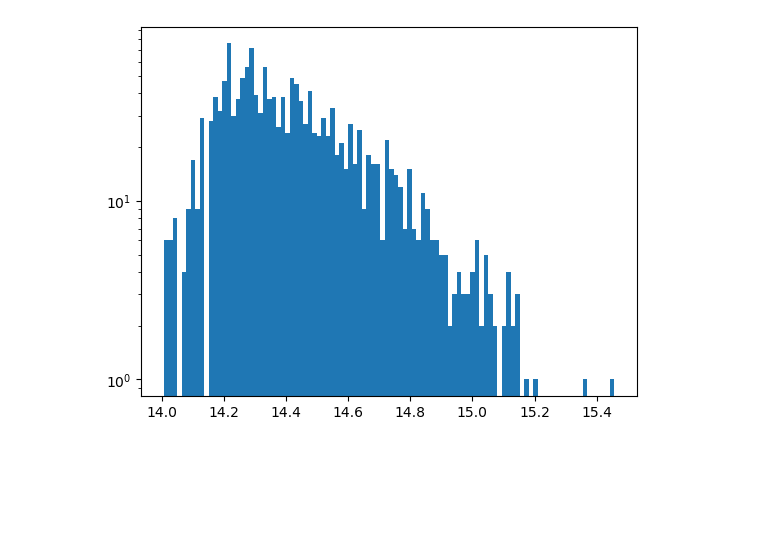
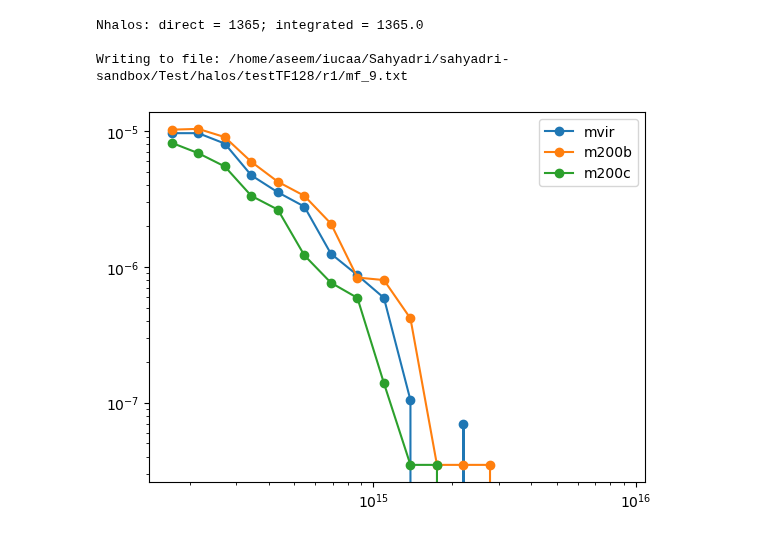
Before and after one commit to a-paranjape/sahyadri-sandbox, a Jupyter notebook: scripts/post-process/SahyadriSandbox.ipynb, the cells around one changed output. Saved outputs shown, nothing was run; the diff lists cells and outputs as text; code cells hidden in the pictures; blank space fills up the shorter version.

Commit message:
added mass function support

```diff
--- a/scripts/post-process/SahyadriSandbox.ipynb
+++ b/scripts/post-process/SahyadriSandbox.ipynb
@@ -95,6 +94,50 @@ plt.show()
-# %%
-plt.yscale('log')
-plt.hist(np.log10(halos['m200b']),bins=100)
-plt.show()
-# %% [output]
-[figure, removed]
+# %%
+tags = ['mvir','m200b','m200c']
+ntags = len(tags)
+mass_string = ''
+for t in tags[:-1]: mass_string += t+','
+mass_string += tags[-1]
+
+lgmmin = np.log10(mmin)
+lgmmax = 16.0
+dlgm = 0.1
+dlnm = dlgm*np.log(10)
+nlgm = int((lgmmax-lgmmin)/dlgm)
+mbins = np.logspace(lgmmin,lgmmax,nlgm+1)
+mcenter = np.sqrt(mbins[1:]*mbins[:-1])
+
+dndlnm = np.zeros((ntags,nlgm),dtype=float)
+Vbox = sr.Lbox**3
+for t in range(ntags):
+    tag = tags[t]
+    dndlnm[t],temp = np.histogram(halos[tag],bins=mbins,density=False)
+    dndlnm[t] = dndlnm[t]/dlnm/Vbox
+    if tag==massdef:
+        sr.print_this("Nhalos: direct = {0:d}; integrated = {1:.1f}\n"
+                      .format(halos.size,Vbox*dlnm*np.sum(dndlnm[t])),sr.logfile)
+
+# outfile_mf = sr.halo_path + sim_stem + '/r'+str(real)+'/mf_{0:d}.txt'.format(snap)
+# sr.print_this('Writing to file: '+outfile_mf,sr.logfile)
+# fh = open(outfile_mf,'w')
+# fh.write("#\n# Mass functions for " + sim_stem + '/'+'r'+str(real)+'/out_' + str(snap)+"\n")
+# fh.write("# This file contains dn/dlnm (h/Mpc)^3 for various mass definitions.\n")
+# fh.write("#\n# mass (Msun/h) | dndlnm["+mass_string+"]\n")
+# fh.close()
+# for m in range(nlgm):
+#     mlist = [mcenter[m]]
+#     for t in range(ntags):
+#         mlist.append(dndlnm[t,m])
+#     sr.write_to_file(outfile_mf,mlist)
+# %% [output]
+Nhalos: direct = 1365; integrated = 1365.0
+
+Writing to file: /home/aseem/iucaa/Sahyadri/sahyadri-sandbox/Test/halos/testTF128/r1/mf_9.txt
+# %%
+plt.yscale('log')
+plt.xscale('log')
+for t in range(ntags):
+    plt.plot(mcenter,dndlnm[t],'-',marker='o',label=tags[t])#,drawstyle='steps-mid')
+plt.legend()
+plt.show()
+# %% [output]
+[figure, added]
```
Also changed, not shown: parts of 6 cells of this notebook, 4 other files.
